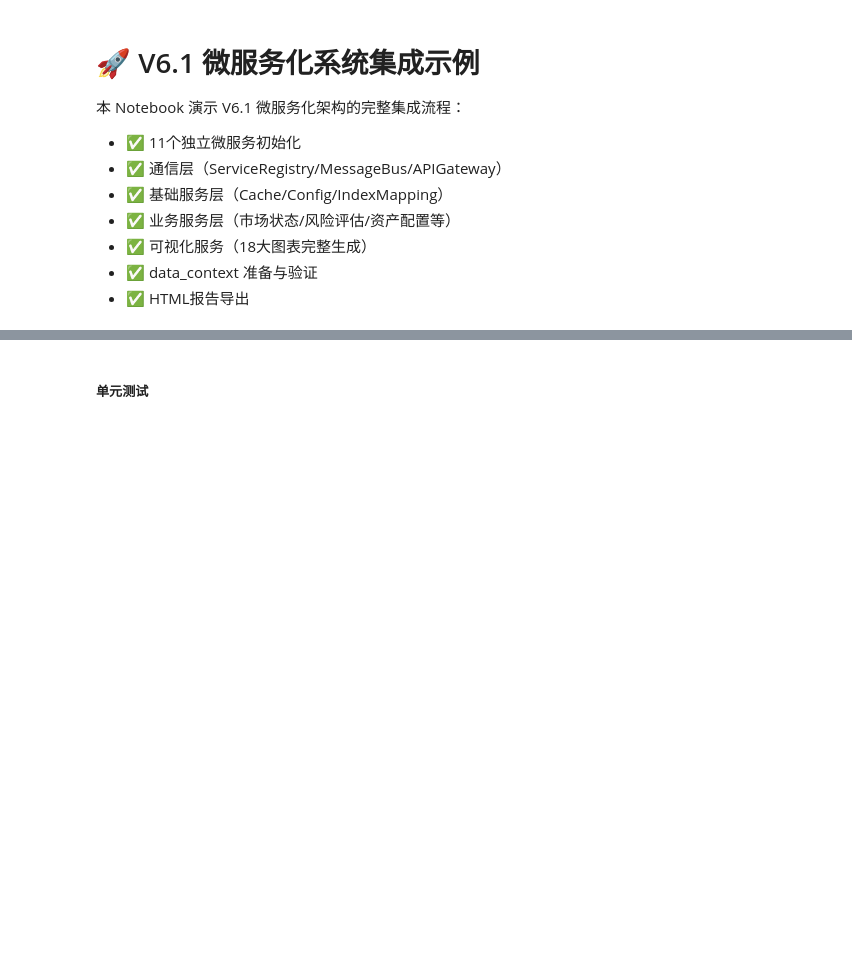
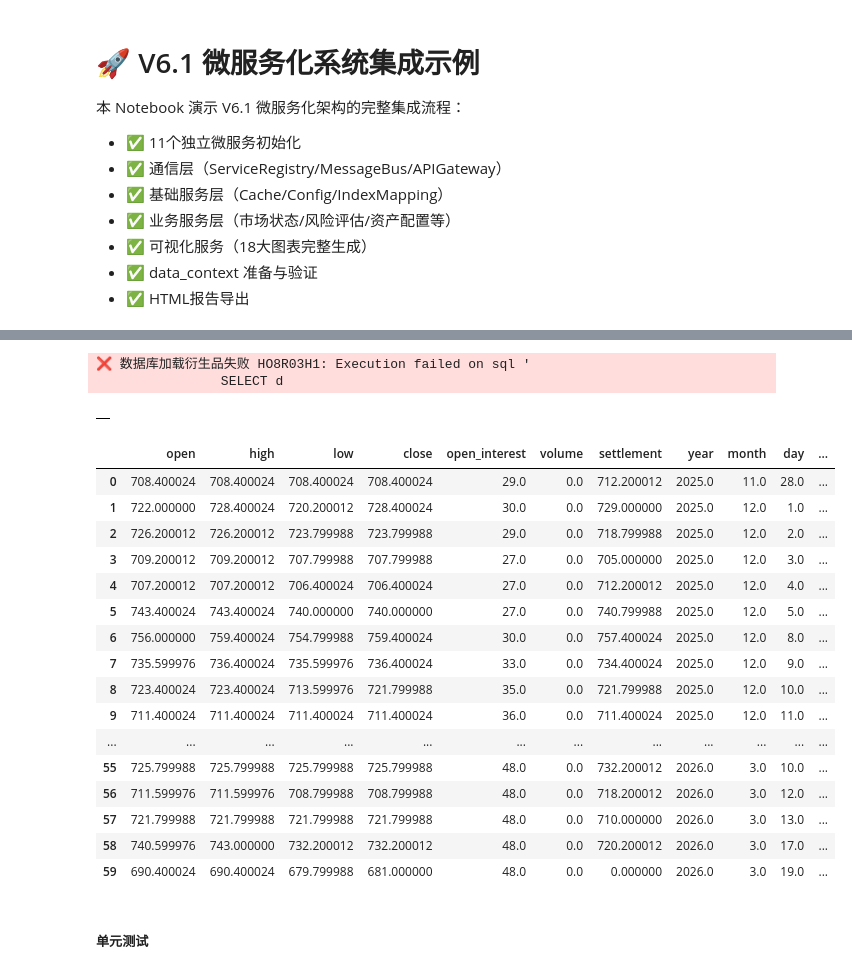
Before and after one commit to u588/app, a Jupyter notebook: AiStock/market_state_system_v6/notebooks/example_integration_v6.ipynb, the cells around one changed output, grey strips where cells are left out. Drawn from its saved outputs; the diff is of its cells as text; code cells hidden in the pictures; blank space fills up the shorter version.

```diff
--- a/AiStock/market_state_system_v6/notebooks/example_integration_v6.ipynb
+++ b/AiStock/market_state_system_v6/notebooks/example_integration_v6.ipynb
@@ -251,2 +328,8 @@ for key in [
+# %%
+data_service.load_derivative_data('HO8R03H1', market_code=33, days=5)
+# %% [output]
+❌ 数据库加载衍生品失败 HO8R03H1: Execution failed on sql '
+                SELECT d
+|  |
 # %%
 data_context.get('benchmark_data')  # 示例访问基差数据
@@ -253,5 +338,23 @@ data_context.get('benchmark_data')  # 示例访问基差数据
 # %%
-data_service.load_derivative_data('AL2603',30)
+data_service.load_derivative_data('HO8R03H1',7)
+# %% [output]
+|  | open | high | low | close | open_interest | volume | settlement | year | month | day | ... |
+| 0 | 708.400024 | 708.400024 | 708.400024 | 708.400024 | 29.0 | 0.0 | 712.200012 | 2025.0 | 11.0 | 28.0 | ... |
+| 1 | 722.000000 | 728.400024 | 720.200012 | 728.400024 | 30.0 | 0.0 | 729.000000 | 2025.0 | 12.0 | 1.0 | ... |
+| 2 | 726.200012 | 726.200012 | 723.799988 | 723.799988 | 29.0 | 0.0 | 718.799988 | 2025.0 | 12.0 | 2.0 | ... |
+| 3 | 709.200012 | 709.200012 | 707.799988 | 707.799988 | 27.0 | 0.0 | 705.000000 | 2025.0 | 12.0 | 3.0 | ... |
+| 4 | 707.200012 | 707.200012 | 706.400024 | 706.400024 | 27.0 | 0.0 | 712.200012 | 2025.0 | 12.0 | 4.0 | ... |
+| 5 | 743.400024 | 743.400024 | 740.000000 | 740.000000 | 27.0 | 0.0 | 740.799988 | 2025.0 | 12.0 | 5.0 | ... |
+| 6 | 756.000000 | 759.400024 | 754.799988 | 759.400024 | 30.0 | 0.0 | 757.400024 | 2025.0 | 12.0 | 8.0 | ... |
+| 7 | 735.599976 | 736.400024 | 735.599976 | 736.400024 | 33.0 | 0.0 | 734.400024 | 2025.0 | 12.0 | 9.0 | ... |
+| 8 | 723.400024 | 723.400024 | 713.599976 | 721.799988 | 35.0 | 0.0 | 721.799988 | 2025.0 | 12.0 | 10.0 | ... |
+| 9 | 711.400024 | 711.400024 | 711.400024 | 711.400024 | 36.0 | 0.0 | 711.400024 | 2025.0 | 12.0 | 11.0 | ... |
+| ... | ... | ... | ... | ... | ... | ... | ... | ... | ... | ... | ... |
+| 55 | 725.799988 | 725.799988 | 725.799988 | 725.799988 | 48.0 | 0.0 | 732.200012 | 2026.0 | 3.0 | 10.0 | ... |
+| 56 | 711.599976 | 711.599976 | 708.799988 | 708.799988 | 48.0 | 0.0 | 718.200012 | 2026.0 | 3.0 | 12.0 | ... |
+| 57 | 721.799988 | 721.799988 | 721.799988 | 721.799988 | 48.0 | 0.0 | 710.000000 | 2026.0 | 3.0 | 13.0 | ... |
+| 58 | 740.599976 | 743.000000 | 732.200012 | 732.200012 | 48.0 | 0.0 | 720.200012 | 2026.0 | 3.0 | 17.0 | ... |
+| 59 | 690.400024 | 690.400024 | 679.799988 | 681.000000 | 48.0 | 0.0 | 0.000000 | 2026.0 | 3.0 | 19.0 | ... |
 # %%
 # ==================== 8. 生成18大可视化图表 ====================
 print("\n" + "=" * 80)
```
Also changed, not shown: parts of 12 cells of this notebook, 2 other files.
